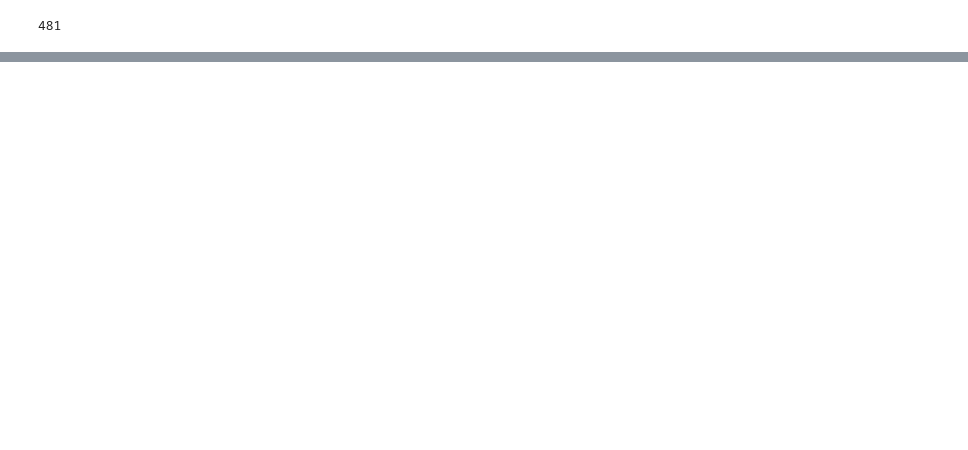
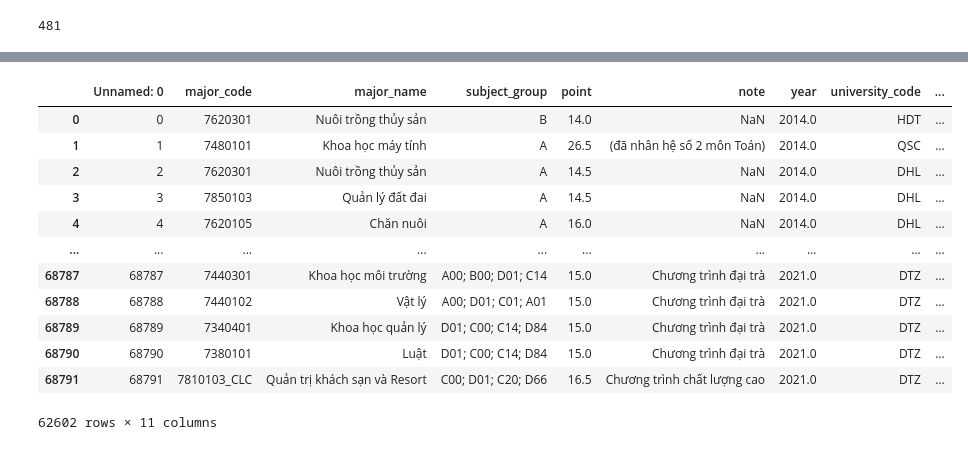
Before and after one commit to mdnam2410/dv-final, a Jupyter notebook: Merge_final_data.ipynb, the cells around one changed output, grey strips where cells are left out. Saved outputs shown, nothing was run; the diff lists cells and outputs as text; code cells hidden in the pictures; blank space fills up the shorter version.

```diff
--- a/Merge_final_data.ipynb
+++ b/Merge_final_data.ipynb
@@ -61,0 +96,31 @@ merged_df['province'].isna().sum()
+# %%
+merged_df.loc[merged_df['province'] == 'Thừa Thiên Huế', 'province'] = 'Huế'
+# %%
+provinces = uni_dict['province'].unique()
+# %%
+def return_true_province(row):
+    if row['province'] is np.nan:
+        for i in provinces:
+            if i.lower() in row['university_name'].lower():
+                row['province'] = i
+    return row
+
+merged_df = merged_df.apply(return_true_province, axis=1)
+# %%
+final_df = merged_df[merged_df['province'].notna()]
+# %%
+final_df
+# %% [output]
+|  | Unnamed: 0 | major_code | major_name | subject_group | point | note | year | university_code | ... |
+| 0 | 0 | 7620301 | Nuôi trồng thủy sản | B | 14.0 | NaN | 2014.0 | HDT | ... |
+| 1 | 1 | 7480101 | Khoa học máy tính | A | 26.5 | (đã nhân hệ số 2 môn Toán) | 2014.0 | QSC | ... |
+| 2 | 2 | 7620301 | Nuôi trồng thủy sản | A | 14.5 | NaN | 2014.0 | DHL | ... |
+| 3 | 3 | 7850103 | Quản lý đất đai | A | 14.5 | NaN | 2014.0 | DHL | ... |
+| 4 | 4 | 7620105 | Chăn nuôi | A | 16.0 | NaN | 2014.0 | DHL | ... |
+| ... | ... | ... | ... | ... | ... | ... | ... | ... | ... |
+| 68787 | 68787 | 7440301 | Khoa học môi trường | A00; B00; D01; C14 | 15.0 | Chương trình đại trà | 2021.0 | DTZ | ... |
+| 68788 | 68788 | 7440102 | Vật lý | A00; D01; C01; A01 | 15.0 | Chương trình đại trà | 2021.0 | DTZ | ... |
+| 68789 | 68789 | 7340401 | Khoa học quản lý | D01; C00; C14; D84 | 15.0 | Chương trình đại trà | 2021.0 | DTZ | ... |
+| 68790 | 68790 | 7380101 | Luật | D01; C00; C14; D84 | 15.0 | Chương trình đại trà | 2021.0 | DTZ | ... |
+| 68791 | 68791 | 7810103_CLC | Quản trị khách sạn và Resort | C00; D01; C20; D66 | 16.5 | Chương trình chất lượng cao | 2021.0 | DTZ | ... |
+62602 rows × 11 columns
```
Also changed, not shown: parts of 9 cells of this notebook, 9 other files.
